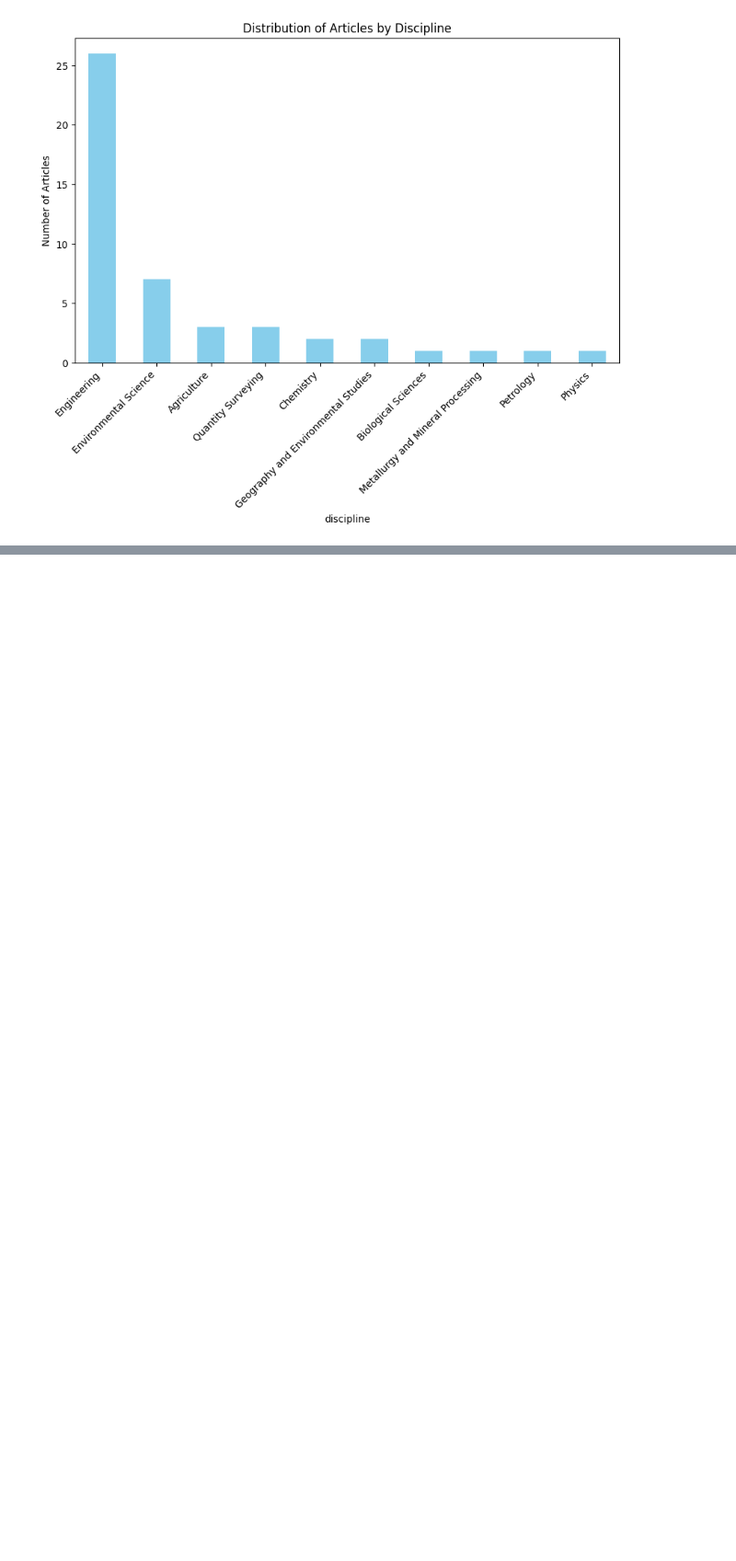
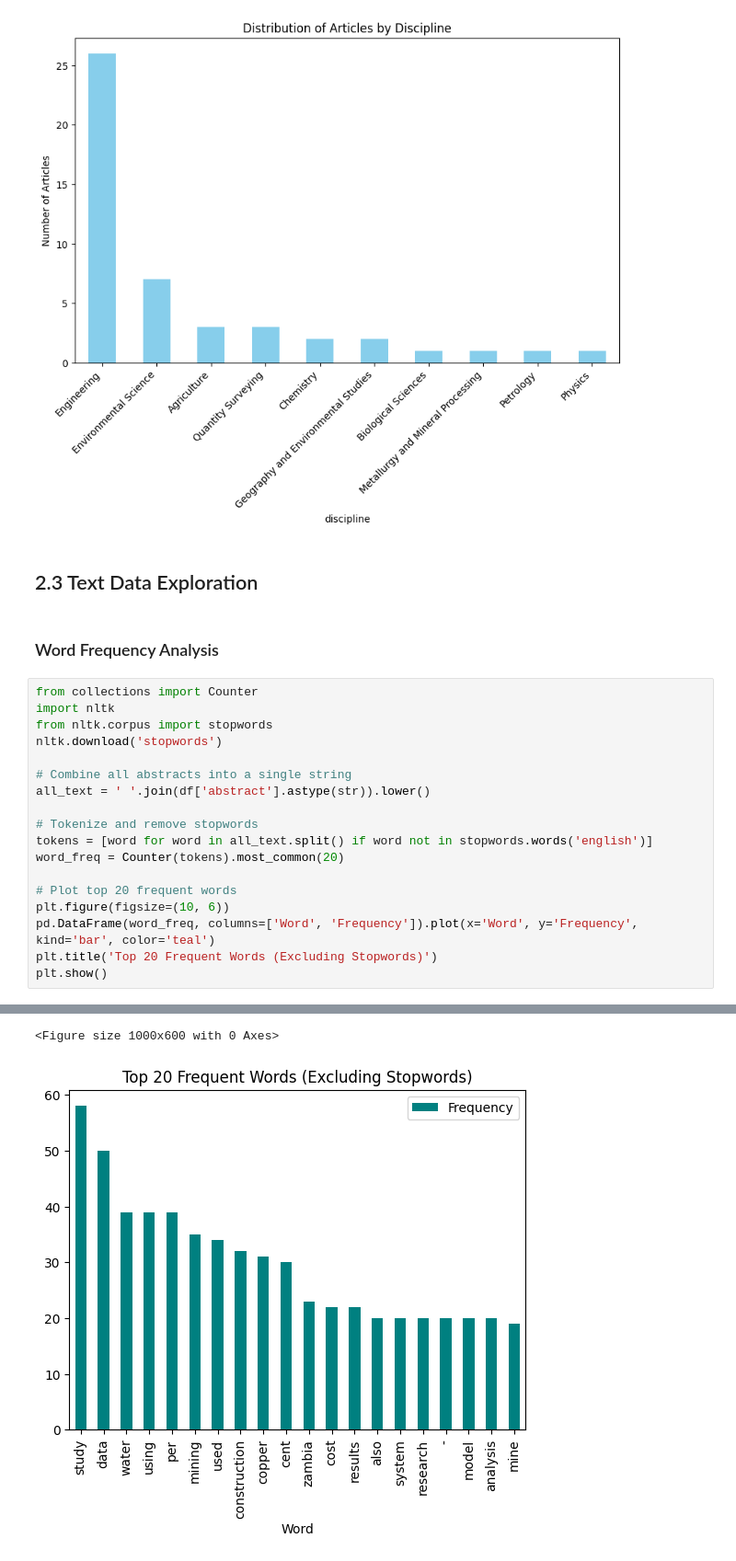
Before and after one commit to Alpha-Male-Dennis/4792_Data-Mining-Group-18, a Jupyter notebook: CSC_4792_Project_G18.ipynb, the cells around one changed output, grey strips where cells are left out. Shown: that part at 92% size. Cells and saved outputs as stored; diff of their text form; blank space fills up the shorter version.

Commit message:
[DU] Added Text Data Exploration

```diff
--- a/CSC_4792_Project_G18.ipynb
+++ b/CSC_4792_Project_G18.ipynb
@@ -124,3 +124,26 @@ plt.xticks(rotation=45, ha='right')
 plt.show()
 # %% [output]
 [figure]
+# %% [markdown]
+## 2.3 Text Data Exploration
+# %% [markdown]
+### Word Frequency Analysis
+# %%
+from collections import Counter
+import nltk
+from nltk.corpus import stopwords
+nltk.download('stopwords')
+
+# Combine all abstracts into a single string
+all_text = ' '.join(df['abstract'].astype(str)).lower()
+
+# Tokenize and remove stopwords
+tokens = [word for word in all_text.split() if word not in stopwords.words('english')]
+word_freq = Counter(tokens).most_common(20)
+
+# Plot top 20 frequent words
+plt.figure(figsize=(10, 6))
+pd.DataFrame(word_freq, columns=['Word', 'Frequency']).plot(x='Word', y='Frequency', kind='bar', color='teal')
+plt.title('Top 20 Frequent Words (Excluding Stopwords)')
+plt.show()
+# %% [output]
@@ -126,0 +152,2 @@ plt.show()
+<Figure size 1000x600 with 0 Axes>
+[figure, added]
```
Also changed, not shown: parts of 2 cells of this notebook.
